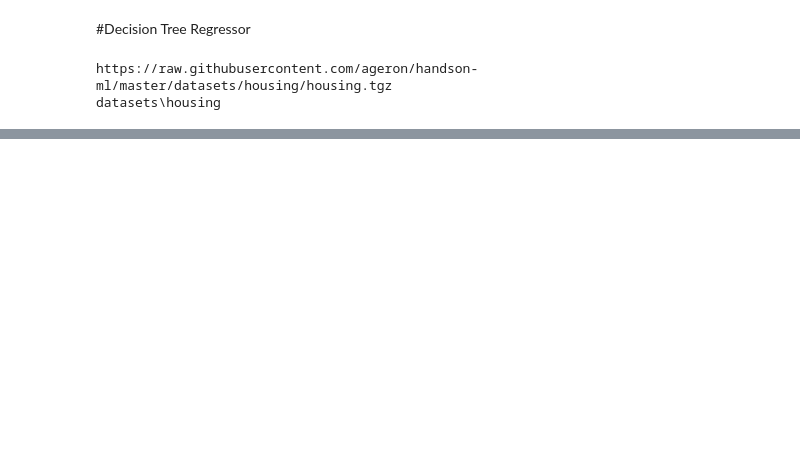
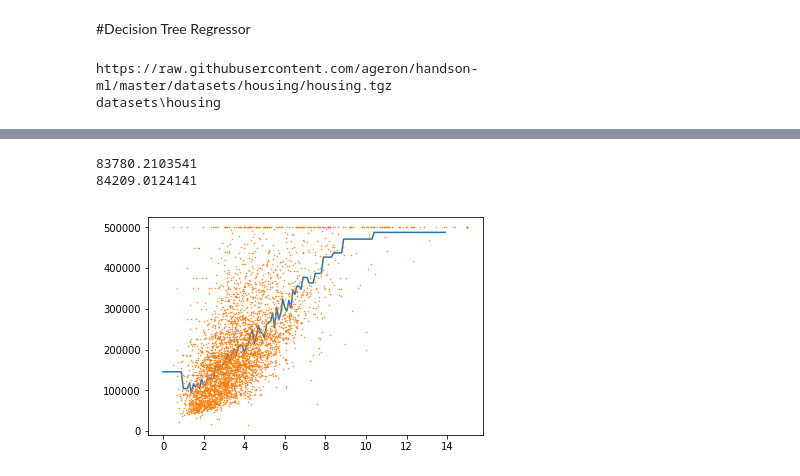
Before and after one commit to mregalado/ML191T, a Jupyter notebook: DecisionTreeRegressor1.ipynb, the cells around one changed output, grey strips where cells are left out. Drawn from its saved outputs; the diff is of its cells as text; code cells hidden in the pictures; blank space fills up the shorter version.

```diff
--- a/DecisionTreeRegressor1.ipynb
+++ b/DecisionTreeRegressor1.ipynb
@@ -79,0 +146,14 @@ array([[<matplotlib.axes._subplots.AxesSubplot object at 0x...>,
+# %%
+from sklearn.linear_model import LinearRegression
+from sklearn.tree import DecisionTreeRegressor
+
+det_reg = DecisionTreeRegressor(min_samples_leaf=100)
+#det_reg = DecisionTreeRegressor()
+lin_reg = LinearRegression()
+train_m=housing_m.values
+train_m=train_m.reshape(-1,1)
+print(train_m.shape)
+train_labels=housing_labels.values
+lin_reg.fit(train_m, train_labels)
+
+det_reg.fit(train_m, train_labels)
@@ -79,0 +167,31 @@ array([[<matplotlib.axes._subplots.AxesSubplot object at 0x...>,
+# %%
+from sklearn.metrics import mean_squared_error
+
+housing_test = test_set.drop("median_house_value", axis=1) # drop labels for training set
+housing_test_labels = test_set["median_house_value"].copy()
+
+housing_test_m = housing_test["median_income"].values.reshape(-1,1)
+
+housing_test_m.sort()
+lin_housing_predictions = lin_reg.predict(housing_test_m)
+lin_mse = mean_squared_error(housing_test_labels, lin_housing_predictions)
+lin_rmse = np.sqrt(lin_mse)
+
+det_housing_predictions = det_reg.predict(housing_test_m)
+det_mse = mean_squared_error(housing_test_labels, det_housing_predictions)
+det_rmse = np.sqrt(det_mse)
+print(det_rmse)
+
+print(lin_rmse)
+# %% [output]
+83780.2103541
+84209.0124141
+# %%
+x = np.arange(0,14,0.1)
+x = x.reshape(-1,1)
+det_housing_predictions = det_reg.predict(x)
+plt.plot(x, det_housing_predictions, "-")
+plt.plot(housing_test_m, housing_test_labels,".",markersize =1)
+plt.show()
+# %% [output]
+[figure, added]
```
Also changed, not shown: parts of 8 cells of this notebook.
